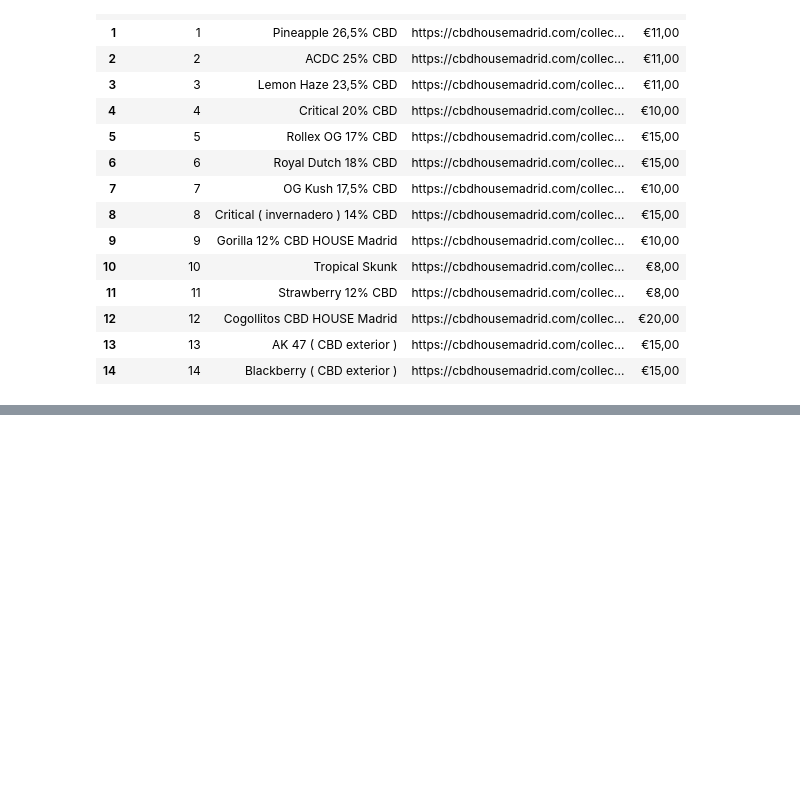
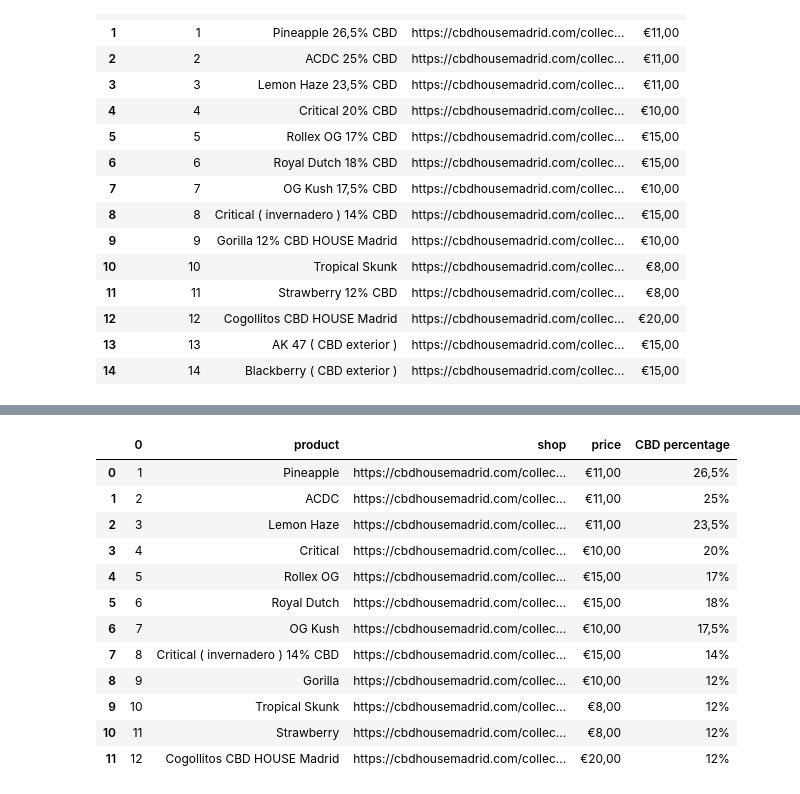
Before and after one commit to xarlomi/Mad-Green, a Jupyter notebook: src/data_to_mongo.ipynb, the cells around one changed output, grey strips where cells are left out. Saved outputs shown, nothing was run; the diff lists cells and outputs as text; code cells hidden in the pictures; blank space fills up the shorter version.

```diff
--- a/src/data_to_mongo.ipynb
+++ b/src/data_to_mongo.ipynb
@@ -251,0 +309,18 @@ UnboundLocalError: local variable 'numero' referenced before assignment
+# %%
+house = house.drop(house[(house['CBD percentage'] == '12%') & (house['price'] == '€15,00')].index)
+# %%
+house
+# %% [output]
+|  | 0 | product | shop | price | CBD percentage |
+| 0 | 1 | Pineapple | https://cbdhousemadrid.com/collec... | €11,00 | 26,5% |
+| 1 | 2 | ACDC | https://cbdhousemadrid.com/collec... | €11,00 | 25% |
+| 2 | 3 | Lemon Haze | https://cbdhousemadrid.com/collec... | €11,00 | 23,5% |
+| 3 | 4 | Critical | https://cbdhousemadrid.com/collec... | €10,00 | 20% |
+| 4 | 5 | Rollex OG | https://cbdhousemadrid.com/collec... | €15,00 | 17% |
+| 5 | 6 | Royal Dutch | https://cbdhousemadrid.com/collec... | €15,00 | 18% |
+| 6 | 7 | OG Kush | https://cbdhousemadrid.com/collec... | €10,00 | 17,5% |
+| 7 | 8 | Critical ( invernadero ) 14% CBD | https://cbdhousemadrid.com/collec... | €15,00 | 14% |
+| 8 | 9 | Gorilla | https://cbdhousemadrid.com/collec... | €10,00 | 12% |
+| 9 | 10 | Tropical Skunk | https://cbdhousemadrid.com/collec... | €8,00 | 12% |
+| 10 | 11 | Strawberry | https://cbdhousemadrid.com/collec... | €8,00 | 12% |
+| 11 | 12 | Cogollitos CBD HOUSE Madrid | https://cbdhousemadrid.com/collec... | €20,00 | 12% |
```
Also changed, not shown: parts of 18 cells of this notebook, 3 other files.
